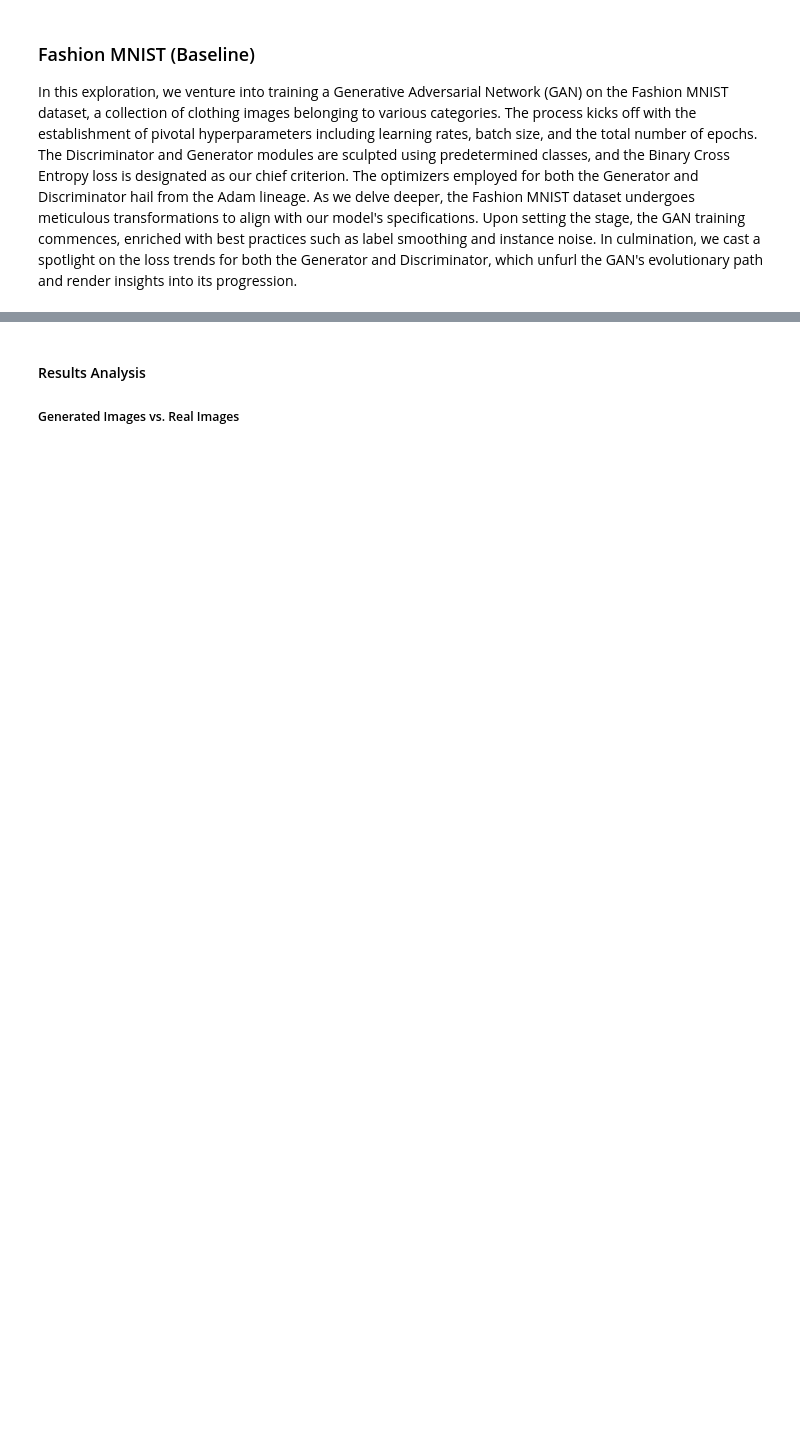
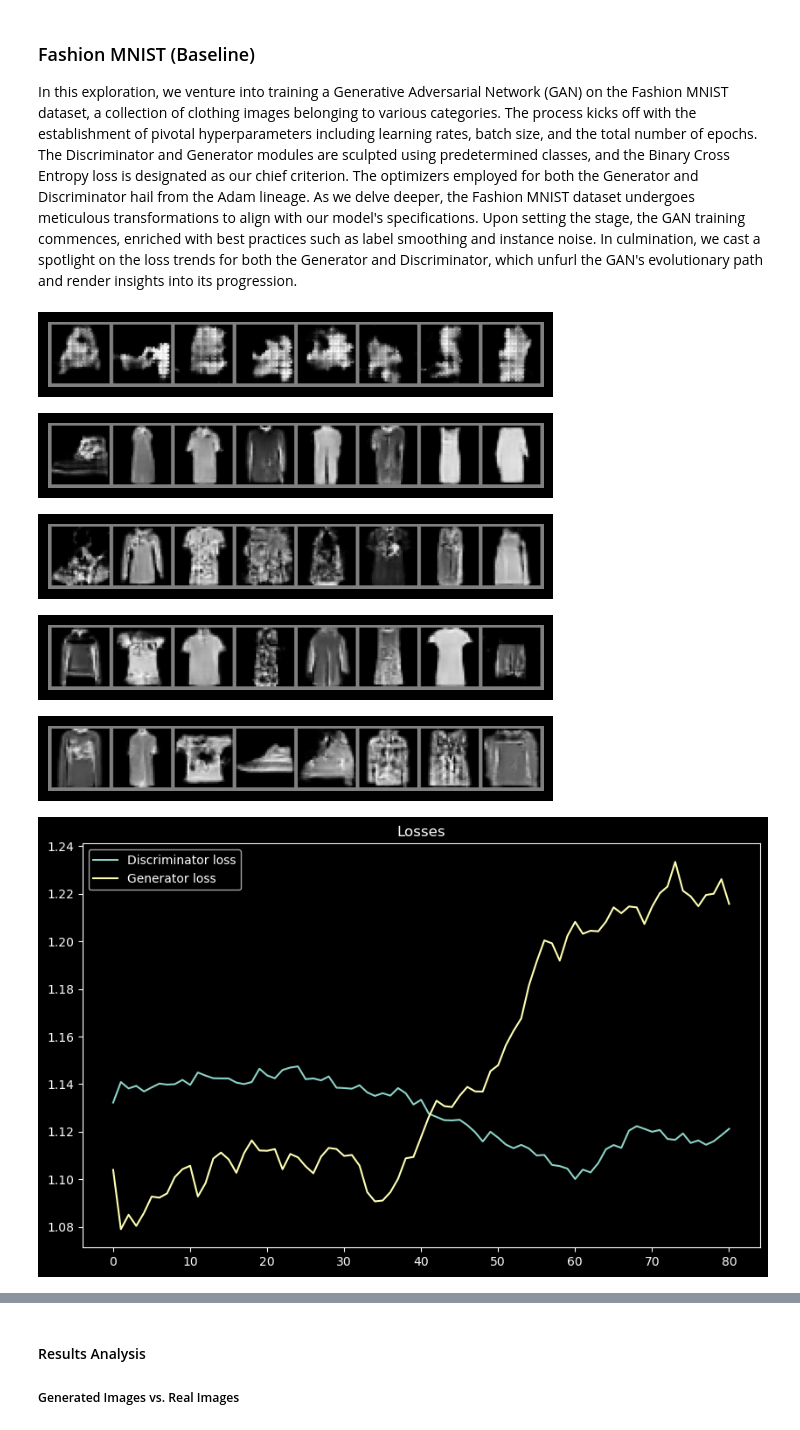
Before and after one commit to BRJoaquin/GAN, a Jupyter notebook: GAN.ipynb, the cells around one changed output, grey strips where cells are left out. Cells and saved outputs as stored; diff of their text form; code cells hidden in the pictures; blank space fills up the shorter version.

```diff
--- a/GAN.ipynb
+++ b/GAN.ipynb
@@ -187,7 +189,9 @@ def get_fashion_data_loader(transform, batch_size=32):
     )
     combined_data = torch.utils.data.ConcatDataset([train_data, test_data])
     # DataLoader allows us to batch and shuffle the data
-    train_loader = DataLoader(combined_data, batch_size=batch_size, shuffle=True, drop_last=True)
+    train_loader = DataLoader(
+        combined_data, batch_size=batch_size, shuffle=True, drop_last=True
+    )
     # test_loader = DataLoader(test_data, batch_size=32, shuffle=False)
     return train_loader
 # %% [markdown]
@@ -686,31 +745,38 @@ criterion = (
 optimizer_d = torch.optim.Adam(discriminator.parameters(), lr=learning_rate_d)
 optimizer_g = torch.optim.Adam(generator.parameters(), lr=learning_rate_g)
 
 # Get the data loader
 transform = transforms.Compose(
     [
         transforms.ToTensor(),
         transforms.Resize((img_size, img_size)),
         transforms.Normalize((0.5,), (0.5,)),
     ]
 )
 train_loader = get_fashion_data_loader(transform, batch_size)
 
 # Train the model
 losses_d, losses_g = train_model(
     discriminator,
     generator,
     train_loader,
     criterion,
     optimizer_d,
     optimizer_g,
     epochs,
     k,
     batch_size,
     noise_size,
     do_smoothing_label=True,
     do_instance_noise=True,
     log_samples=True,
     log_interval=20,
 )
-plot_losses(losses_d, losses_g, True, 10)
+plot_losses(losses_d, losses_g, True, 20)
+# %% [output]
+[figure, added]
+[figure, added]
+[figure, added]
+[figure, added]
+[figure, added]
+[figure, added]
```
Also changed, not shown: parts of 26 cells of this notebook, 1 other file.
